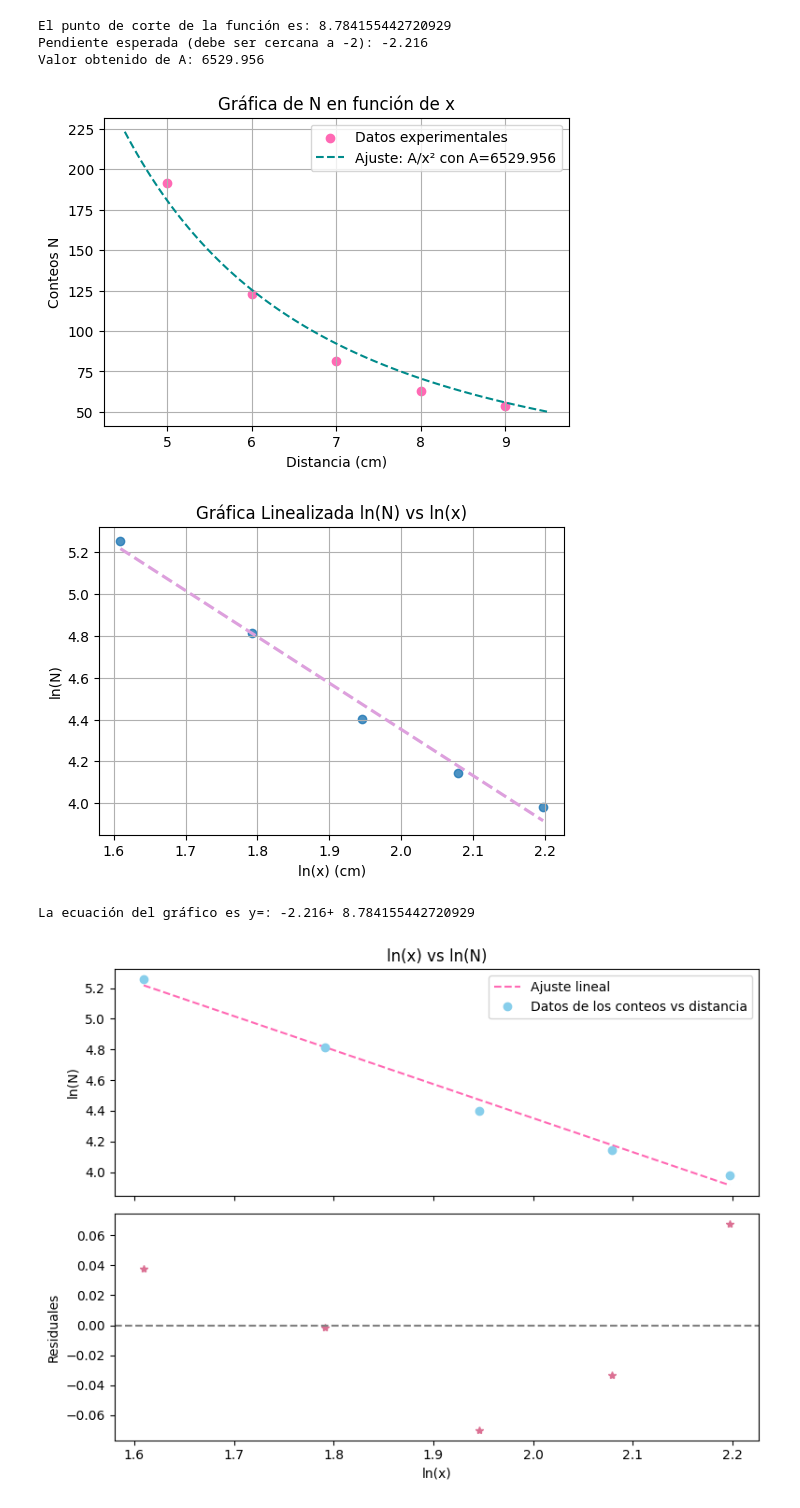
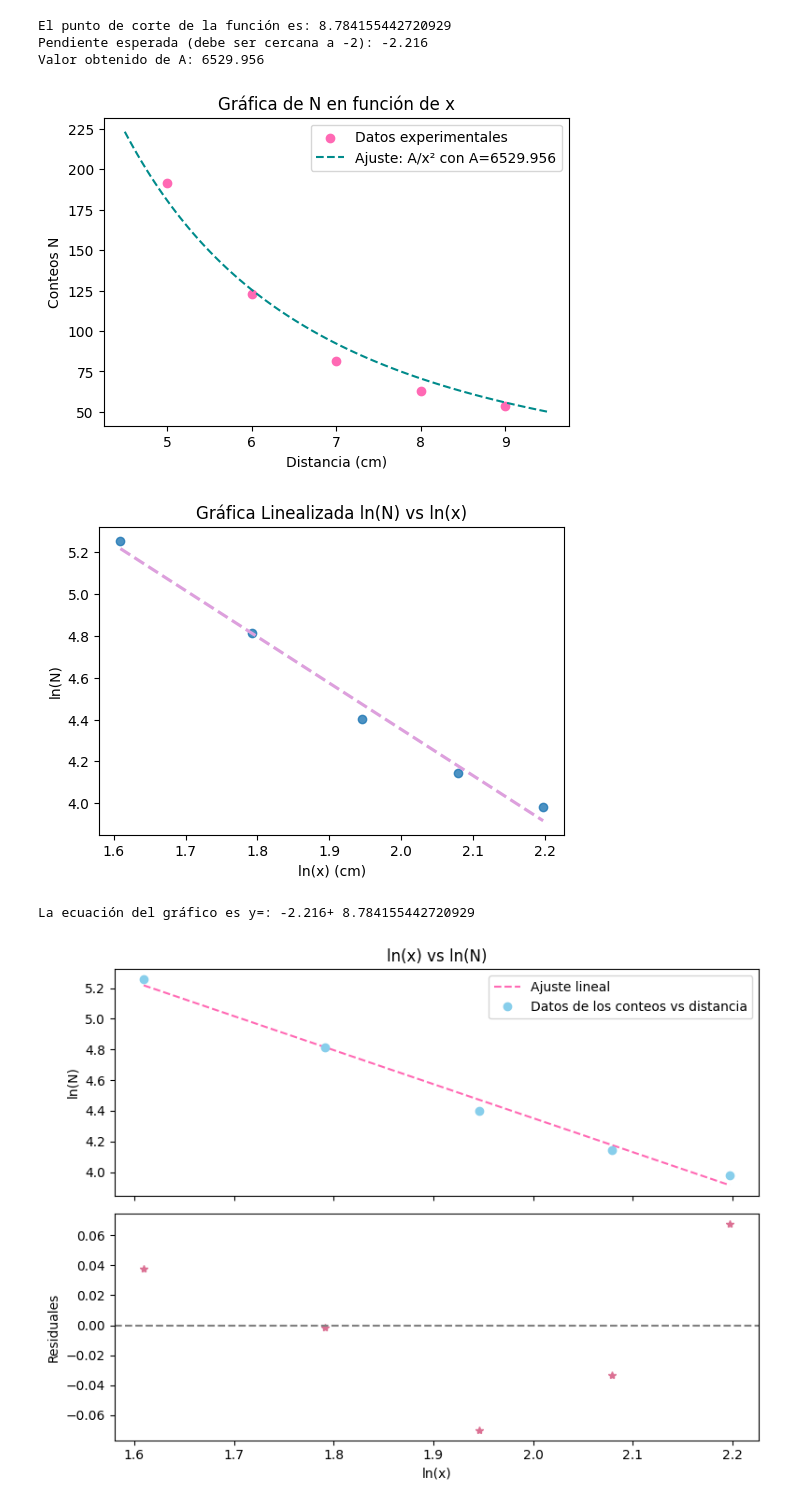
Before and after one commit to mafegomez-c/Laboratorio-fisica-moderna, a Jupyter notebook: Radiactividad.ipynb, the cells around one changed output. Saved outputs shown, nothing was run; the diff lists cells and outputs as text; code cells hidden in the pictures.

```diff
--- a/Radiactividad.ipynb
+++ b/Radiactividad.ipynb
@@ -25,37 +25,36 @@ print(f"Valor obtenido de A: {A:.3f}")
 
 def modelo(x, A):
     return A / x**2
 
 popt, pcov = curve_fit(modelo, x, N_menos_ambiente)
 A_fit = popt[0]
 
 x_fit = np.linspace(4.5, 9.5, 100)
 y_fit = modelo(x_fit, A_fit)
 
 plt.figure(figsize=(6, 4))
 plt.scatter(x, N_menos_ambiente, color='hotpink', label="Datos experimentales")
 plt.plot(x_fit, y_fit, color='darkcyan', linestyle="--", label=f"Ajuste: A/x² con A={6529.956}")
 plt.xlabel("Distancia (cm)")
 plt.ylabel("Conteos N")
 plt.title("Gráfica de N en función de x")
 plt.legend()
-plt.grid()
+
 plt.show()
 
 plt.figure(figsize=(6, 4))
 sns.regplot(x=ln_x, y=ln_N, scatter=True, line_kws={'color':'plum', 'linestyle':'--'}, ci=None)
 plt.xlabel("ln(x) (cm)")
 plt.ylabel("ln(N)")
 plt.title("Gráfica Linealizada ln(N) vs ln(x)")
-plt.grid()
 plt.show()
 print(f"La ecuación del gráfico es y=: {pendiente:.3f}+ {coefs[1]}")
 # %% [output]
 El punto de corte de la función es: 8.784155442720929
 Pendiente esperada (debe ser cercana a -2): -2.216
 Valor obtenido de A: 6529.956
-[figure, old version]
+[figure, new version]
-[figure, old version]
+[figure, new version]
 La ecuación del gráfico es y=: -2.216+ 8.784155442720929
 # %%
 yerr = np.std(ln_N) * np.ones_like(ln_N)
```
Also changed, not shown: parts of 1 cell of this notebook.
